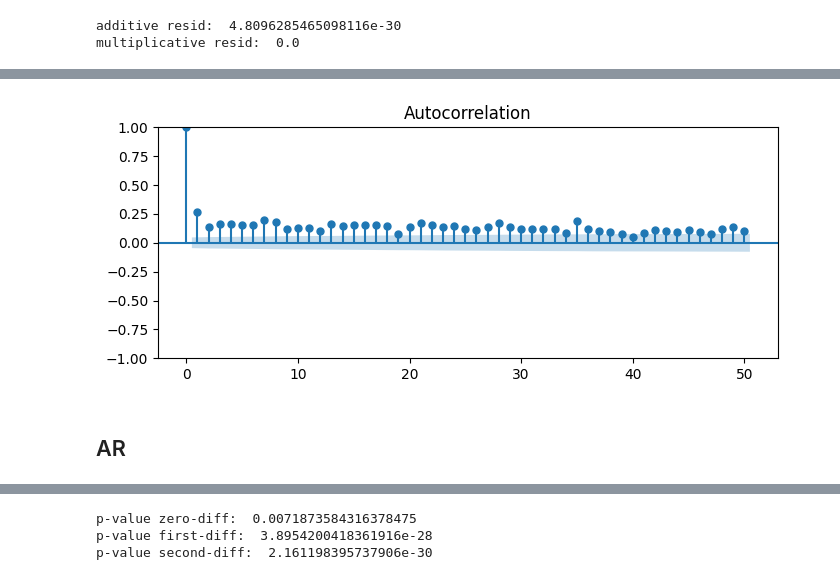
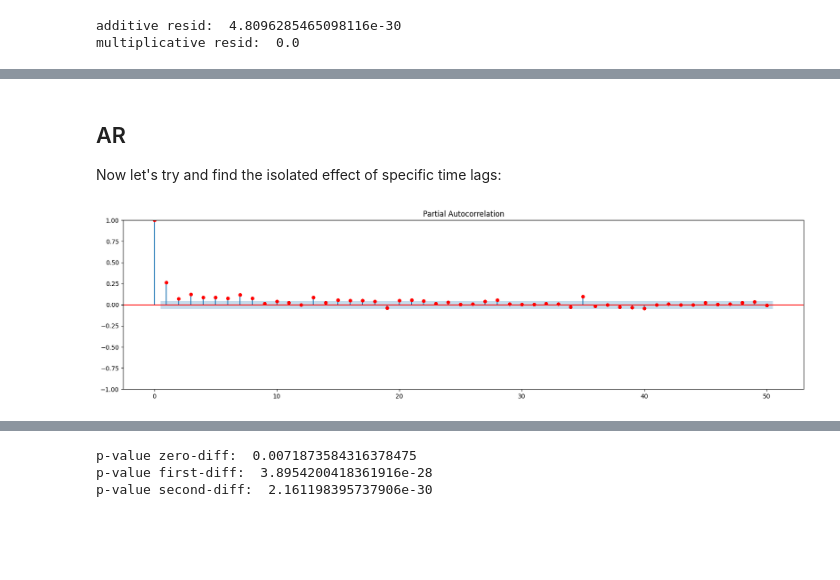
Before and after one commit to Zeegeuze/revive-it, a Jupyter notebook: notebooks/test_wouter.ipynb, the cells around one changed output, grey strips where cells are left out. Drawn from its saved outputs; the diff is of its cells as text; code cells hidden in the pictures; blank space fills up the shorter version.

```diff
--- a/notebooks/test_wouter.ipynb
+++ b/notebooks/test_wouter.ipynb
@@ -445,6 +462,6 @@ full_df["NoX"].plot();
 # %%
 # Use rolling mean to smooth our data (decompose uses a filter for trend)
-full_df["trend"] = full_df["NoX"].rolling(12).mean()
+full_df["trend"] = full_df["NoX"].rolling(365).mean()
 full_df["trend"].fillna(method='bfill', inplace=True)
 
 # Divide our original 'value' by the monthly mean
@@ -503,9 +533,13 @@ multiplicative resid:  0.0
+# %% [markdown]
+## AR
+
+Now let's try and find the isolated effect of specific time lags:
 # %%
-fig, ax = plt.subplots(1,1, figsize=(8,3))
-from statsmodels.graphics.tsaplots import plot_acf
-plot_acf(full_df.NoX, lags=50, ax=ax)
-plt.show()
+# We can see that we have an PACF of 8, which is the p-value.
+
+fig, ax = plt.subplots(1,1, figsize=(20,5))
+from statsmodels.graphics.tsaplots import plot_pacf
+plot_pacf(full_df.NoX, lags=50, c='r', ax=ax)
+plt.show();
 # %% [output]
-[figure, old version]
+[figure, new version]
-# %% [markdown]
-## AR
```
Also changed, not shown: parts of 47 cells of this notebook.
